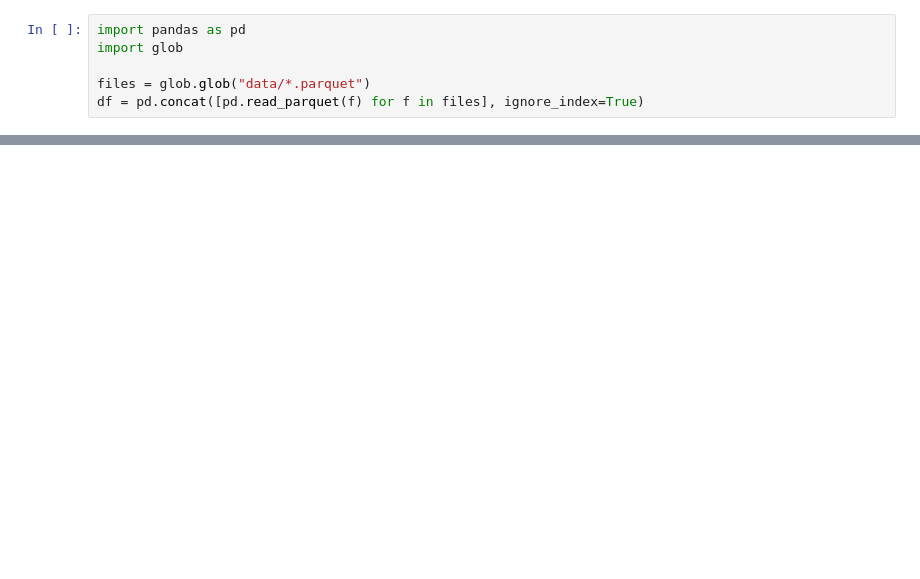
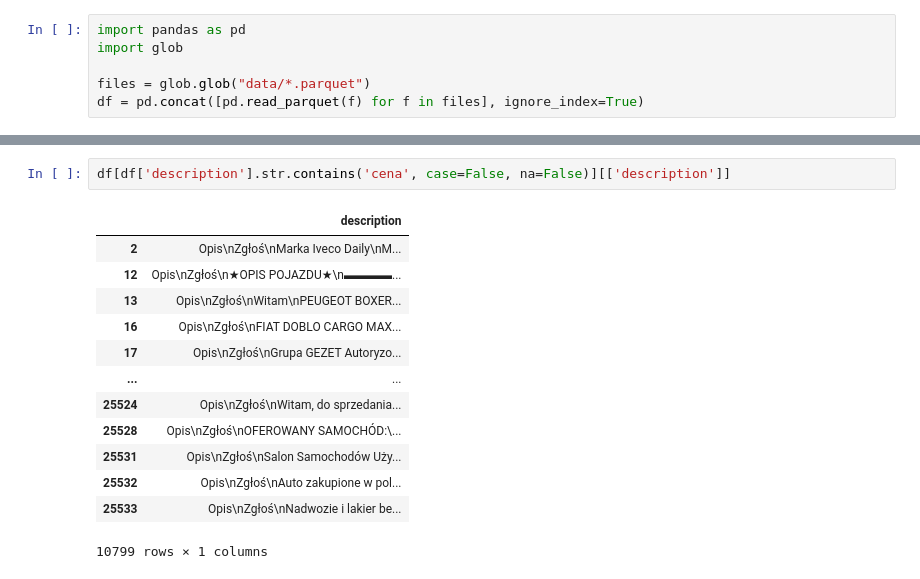
Before and after one commit to Advanced-Data-Mining/Otomoto_data_mining, a Jupyter notebook: analysis.ipynb, the cells around one changed output, grey strips where cells are left out. Drawn from its saved outputs; the diff is of its cells as text; blank space fills up the shorter version.

```diff
--- a/analysis.ipynb
+++ b/analysis.ipynb
@@ -22,0 +393,16 @@ df
+# %%
+df[df['description'].str.contains('cena', case=False, na=False)][['description']]
+# %% [output]
+|  | description |
+| 2 | Opis\nZgłoś\nMarka Iveco Daily\nM... |
+| 12 | Opis\nZgłoś\n★OPIS POJAZDU★\n▬▬▬▬... |
+| 13 | Opis\nZgłoś\nWitam\nPEUGEOT BOXER... |
+| 16 | Opis\nZgłoś\nFIAT DOBLO CARGO MAX... |
+| 17 | Opis\nZgłoś\nGrupa GEZET Autoryzo... |
+| ... | ... |
+| 25524 | Opis\nZgłoś\nWitam, do sprzedania... |
+| 25528 | Opis\nZgłoś\nOFEROWANY SAMOCHÓD:\... |
+| 25531 | Opis\nZgłoś\nSalon Samochodów Uży... |
+| 25532 | Opis\nZgłoś\nAuto zakupione w pol... |
+| 25533 | Opis\nZgłoś\nNadwozie i lakier be... |
+10799 rows × 1 columns
```
Also changed, not shown: parts of 11 cells of this notebook, 1 other file.
